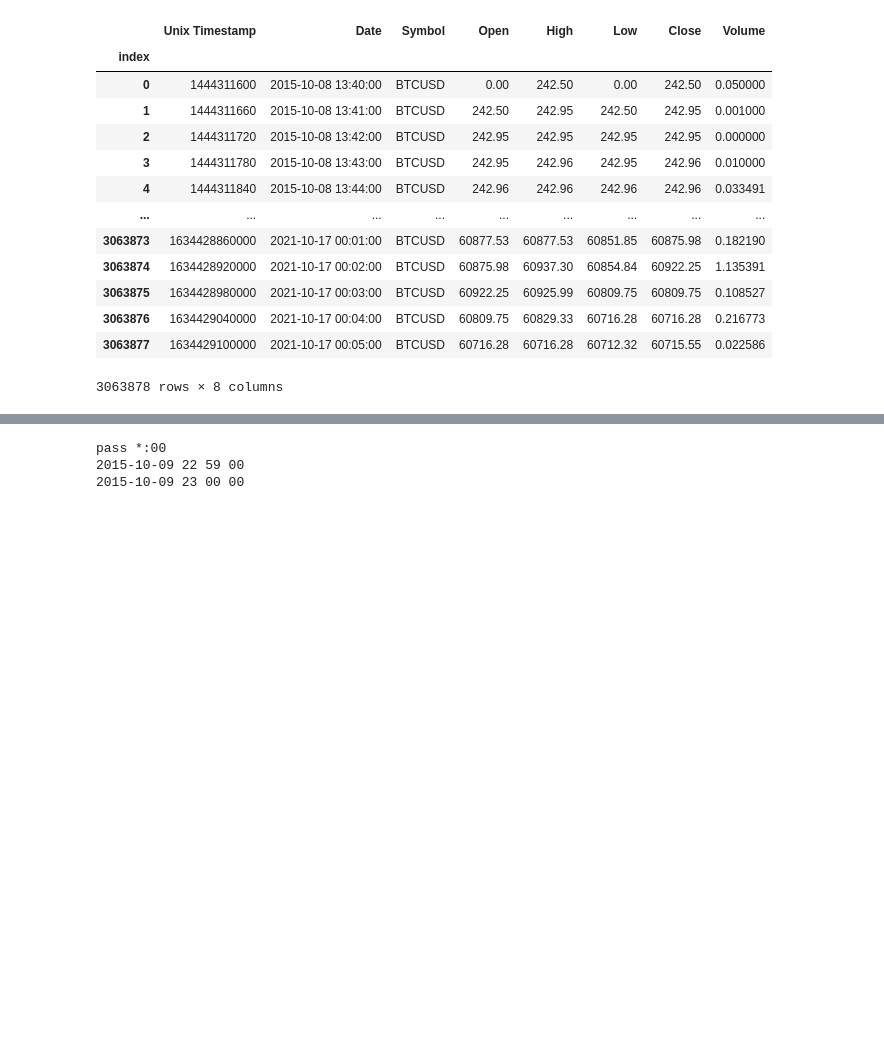
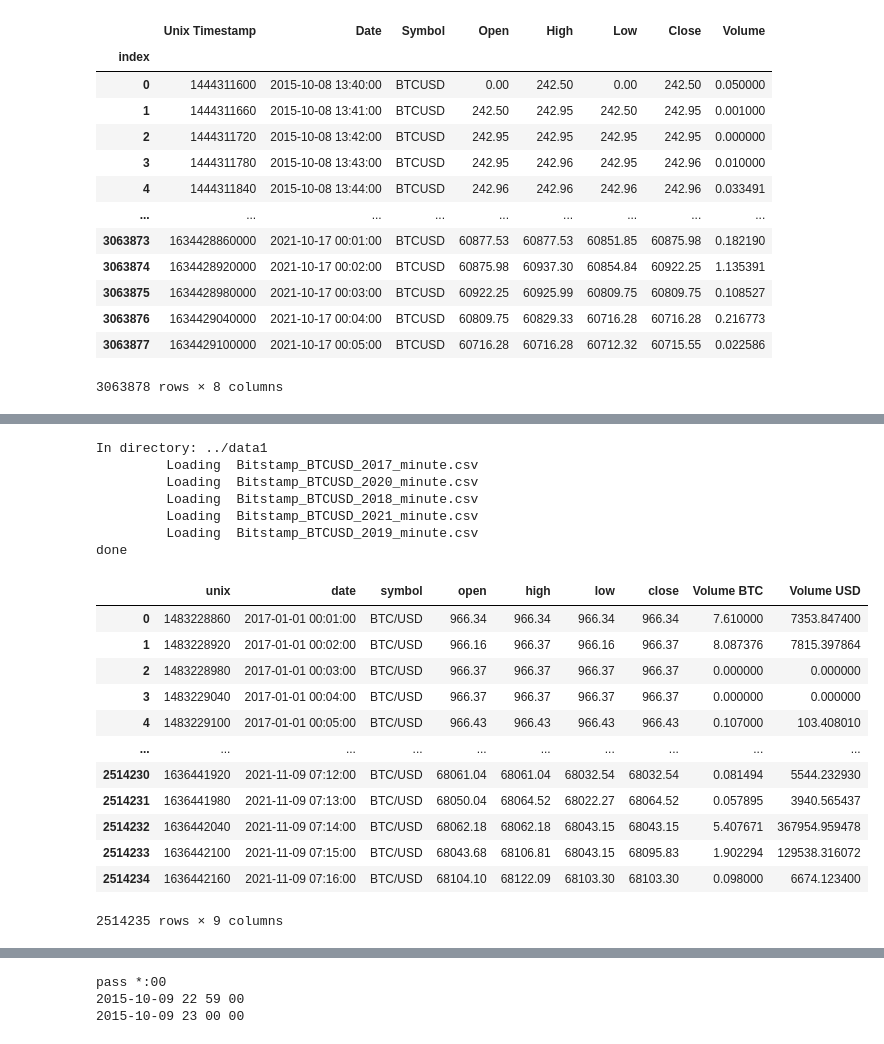
Before and after one commit to adamhaze/DM-Crypto-Trading-Bot, a Jupyter notebook: src/Data Verification.ipynb, the cells around one changed output, grey strips where cells are left out. Drawn from its saved outputs; the diff is of its cells as text; code cells hidden in the pictures; blank space fills up the shorter version.

Commit message:
Data Verification and cleaning done

```diff
--- a/src/Data Verification.ipynb
+++ b/src/Data Verification.ipynb
@@ -26,0 +102,55 @@ del MasterData['index']
+# %%
+# combine All Files into 1
+rootDir = '../data1'
+master_fname= 'Master_Data_File2.csv'
+file_dict={}
+years= []
+
+for dirName, subdirList, fileList in os.walk(rootDir):
+    if (dirName == rootDir):
+        print('In directory: %s' % dirName)
+        for fname in fileList:
+            split = fname.split('_')
+            if (len(split)>3):
+                print('\t Loading  '+fname)
+                years.append(split[2])
+                file_dict[split[2]]= fname
+
+years.sort()
+years.reverse()
+
+data_files = []
+for year in years:
+    file_path = os.path.join(rootDir, file_dict[year])
+    tempdata = pd.read_csv(file_path, skiprows=1)
+    data_files.append(tempdata)
+
+master_data_file1 = pd.concat(data_files,ignore_index=True)
+master_data_file1 = master_data_file1.sort_index(axis=0 ,ascending=False)
+master_data_file1 = master_data_file1.reset_index(drop=True)
+
+# master_data_file1.to_csv(master_fname, index=False)
+
+print('done')
+master_data_file1
+# %% [output]
+In directory: ../data1
+         Loading  Bitstamp_BTCUSD_2017_minute.csv
+         Loading  Bitstamp_BTCUSD_2020_minute.csv
+         Loading  Bitstamp_BTCUSD_2018_minute.csv
+         Loading  Bitstamp_BTCUSD_2021_minute.csv
+         Loading  Bitstamp_BTCUSD_2019_minute.csv
+done
+|  | unix | date | symbol | open | high | low | close | Volume BTC | Volume USD |
+| 0 | 1483228860 | 2017-01-01 00:01:00 | BTC/USD | 966.34 | 966.34 | 966.34 | 966.34 | 7.610000 | 7353.847400 |
+| 1 | 1483228920 | 2017-01-01 00:02:00 | BTC/USD | 966.16 | 966.37 | 966.16 | 966.37 | 8.087376 | 7815.397864 |
+| 2 | 1483228980 | 2017-01-01 00:03:00 | BTC/USD | 966.37 | 966.37 | 966.37 | 966.37 | 0.000000 | 0.000000 |
+| 3 | 1483229040 | 2017-01-01 00:04:00 | BTC/USD | 966.37 | 966.37 | 966.37 | 966.37 | 0.000000 | 0.000000 |
+| 4 | 1483229100 | 2017-01-01 00:05:00 | BTC/USD | 966.43 | 966.43 | 966.43 | 966.43 | 0.107000 | 103.408010 |
+| ... | ... | ... | ... | ... | ... | ... | ... | ... | ... |
+| 2514230 | 1636441920 | 2021-11-09 07:12:00 | BTC/USD | 68061.04 | 68061.04 | 68032.54 | 68032.54 | 0.081494 | 5544.232930 |
+| 2514231 | 1636441980 | 2021-11-09 07:13:00 | BTC/USD | 68050.04 | 68064.52 | 68022.27 | 68064.52 | 0.057895 | 3940.565437 |
+| 2514232 | 1636442040 | 2021-11-09 07:14:00 | BTC/USD | 68062.18 | 68062.18 | 68043.15 | 68043.15 | 5.407671 | 367954.959478 |
+| 2514233 | 1636442100 | 2021-11-09 07:15:00 | BTC/USD | 68043.68 | 68106.81 | 68043.15 | 68095.83 | 1.902294 | 129538.316072 |
+| 2514234 | 1636442160 | 2021-11-09 07:16:00 | BTC/USD | 68104.10 | 68122.09 | 68103.30 | 68103.30 | 0.098000 | 6674.123400 |
+2514235 rows × 9 columns
```
Also changed, not shown: parts of 20 cells of this notebook.
